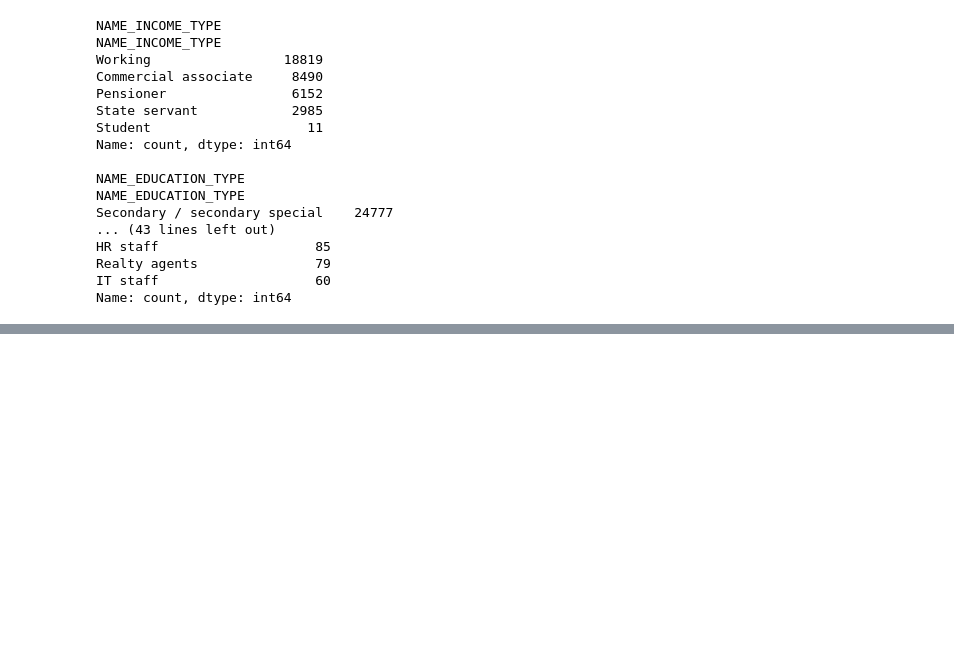
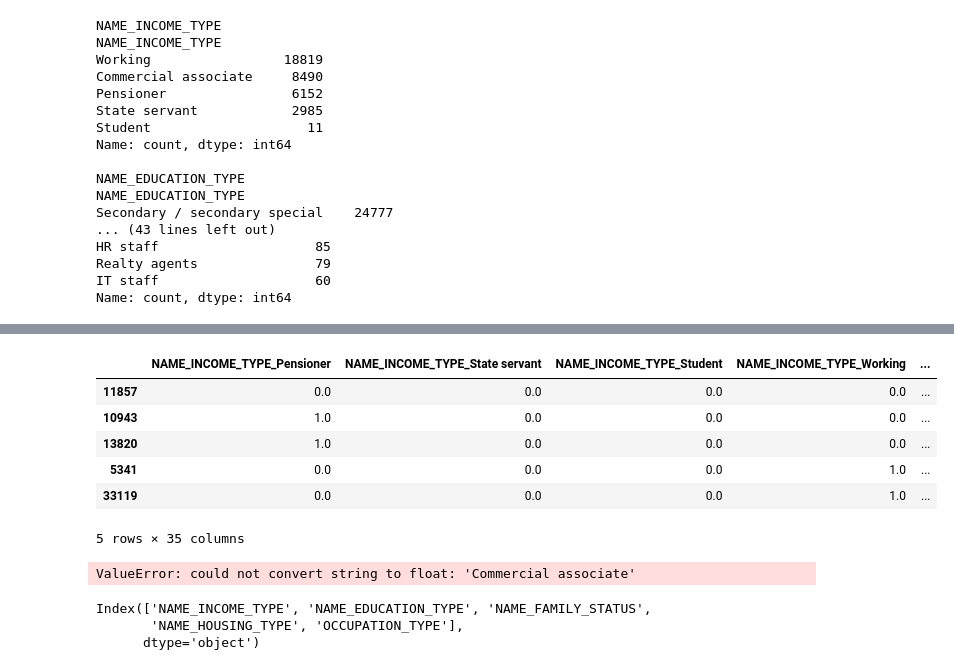
Before and after one commit to marciapaulasv-coder/TechChalenge, a Jupyter notebook: 02_preprocessamento.ipynb, the cells around one changed output, grey strips where cells are left out. Drawn from its saved outputs; the diff is of its cells as text; code cells hidden in the pictures; blank space fills up the shorter version.

```diff
--- a/02_preprocessamento.ipynb
+++ b/02_preprocessamento.ipynb
@@ -193,0 +196,15 @@ df['ID'].nunique()
+# %%
+# Separação treino/teste
+from sklearn.model_selection import train_test_split
+
+X_train, X_test, y_train, y_test = train_test_split(X, y, test_size=0.30, random_state=42, stratify=y)
+# %%
+# Transformação de Variáveis Categóricas em Numéricas
+
+from sklearn.preprocessing import OneHotEncoder
+
+encoder = OneHotEncoder(drop='first', handle_unknown='ignore', sparse_output=False)
+# %%
+X_train_encoded = encoder.fit_transform(X_train[colunas_categoricas])
+
+X_train_encoded.shape
@@ -193,0 +228,4 @@ df['ID'].nunique()
+# %%
+nomes_colunas_encoded = encoder.get_feature_names_out(colunas_categoricas)
+
+nomes_colunas_encoded
@@ -193,0 +250,27 @@ df['ID'].nunique()
+# %%
+X_train_encoded = pd.DataFrame(X_train_encoded, columns=nomes_colunas_encoded, index=X_train.index)
+
+X_train_encoded.head()
+# %% [output]
+|  | NAME_INCOME_TYPE_Pensioner | NAME_INCOME_TYPE_State servant | NAME_INCOME_TYPE_Student | NAME_INCOME_TYPE_Working | ... |
+| 11857 | 0.0 | 0.0 | 0.0 | 0.0 | ... |
+| 10943 | 1.0 | 0.0 | 0.0 | 0.0 | ... |
+| 13820 | 1.0 | 0.0 | 0.0 | 0.0 | ... |
+| 5341 | 0.0 | 0.0 | 0.0 | 1.0 | ... |
+| 33119 | 0.0 | 0.0 | 0.0 | 1.0 | ... |
+5 rows × 35 columns
+# %%
+from sklearn.preprocessing import StandardScaler
+
+scaler = StandardScaler()
+
+X_train_scaled = scaler.fit_transform(X_train)
+X_test_scaled = scaler.transform(X_test)
+# %% [output]
+ValueError: could not convert string to float: 'Commercial associate'
+# %%
+X_train.select_dtypes(include='object').columns
+# %% [output]
+Index(['NAME_INCOME_TYPE', 'NAME_EDUCATION_TYPE', 'NAME_FAMILY_STATUS',
+       'NAME_HOUSING_TYPE', 'OCCUPATION_TYPE'],
+      dtype='object')
```
Also changed, not shown: parts of 18 cells of this notebook.
